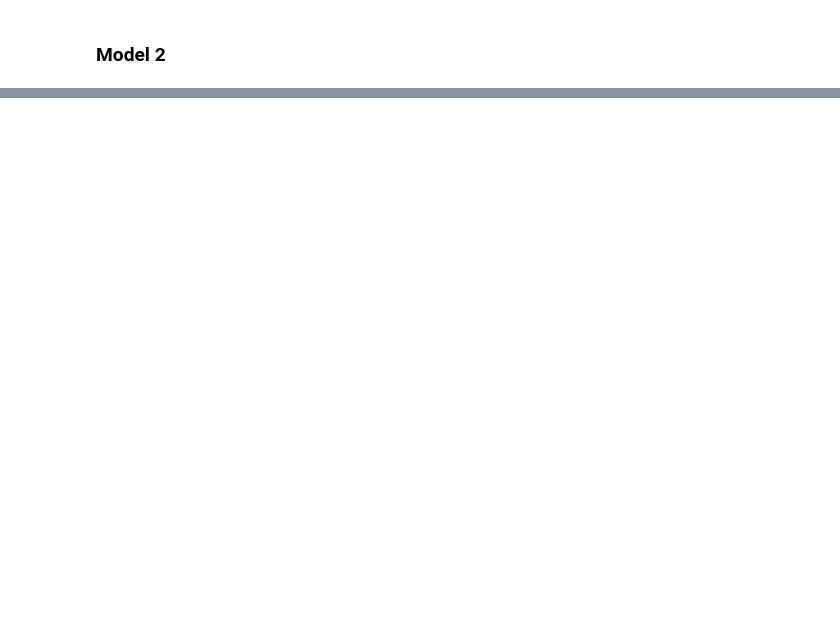
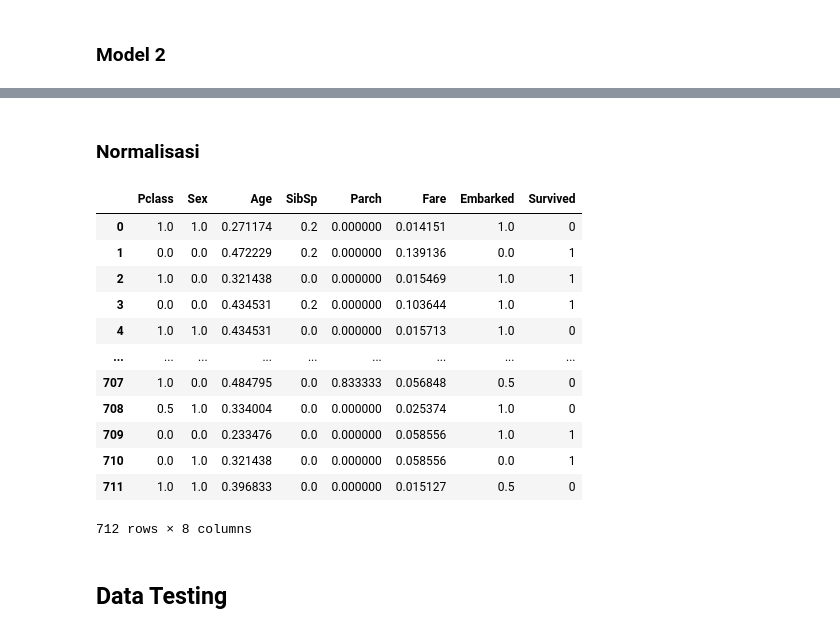
Before and after one commit to WawanWidiantara/Single-Layer-Perceptron, a Jupyter notebook: Single-Layer-Perceptron/experiment/iqbal-slp.ipynb, the cells around one changed output, grey strips where cells are left out. Cells and saved outputs as stored; diff of their text form; code cells hidden in the pictures; blank space fills up the shorter version.

```diff
--- a/Single-Layer-Perceptron/experiment/iqbal-slp.ipynb
+++ b/Single-Layer-Perceptron/experiment/iqbal-slp.ipynb
@@ -525,0 +604,41 @@ Perceptron prediction [0 0 0 0 1 0 1 0 1 0 0 1 0 1 1 0 0 1 1 0 0 1 1 0 1 0 1 0 0
+# %% [markdown]
+### Normalisasi
+# %%
+feature = x_train.copy()
+label = y_train.copy()
+label = label.reshape(-1,1)
+passengerId = train.iloc[:, 0].values.reshape(-1,1)
+col = train.columns.values.tolist()
+col.pop(1)
+col.append("Survived")
+
+mnmx = MinMaxScaler()
+feature = mnmx.fit_transform(feature)
+
+data = np.concatenate((passengerId, feature), axis=1)
+dataLabel = np.concatenate((data, label), axis=1)
+normalize_data_train = pd.DataFrame(dataLabel, columns=col)
+
+normalize_data_train.drop('PassengerId', axis=1, inplace=True)
+normalize_data_train = normalize_data_train.astype({"Survived": "int64"})
+
+X_train_normalized = normalize_data_train.iloc[:, :-1].values
+y_train_normalized = normalize_data_train.iloc[:, -1].values
+
+normalize_data_train
+# %% [output]
+|  | Pclass | Sex | Age | SibSp | Parch | Fare | Embarked | Survived |
+| 0 | 1.0 | 1.0 | 0.271174 | 0.2 | 0.000000 | 0.014151 | 1.0 | 0 |
+| 1 | 0.0 | 0.0 | 0.472229 | 0.2 | 0.000000 | 0.139136 | 0.0 | 1 |
+| 2 | 1.0 | 0.0 | 0.321438 | 0.0 | 0.000000 | 0.015469 | 1.0 | 1 |
+| 3 | 0.0 | 0.0 | 0.434531 | 0.2 | 0.000000 | 0.103644 | 1.0 | 1 |
+| 4 | 1.0 | 1.0 | 0.434531 | 0.0 | 0.000000 | 0.015713 | 1.0 | 0 |
+| ... | ... | ... | ... | ... | ... | ... | ... | ... |
+| 707 | 1.0 | 0.0 | 0.484795 | 0.0 | 0.833333 | 0.056848 | 0.5 | 0 |
+| 708 | 0.5 | 1.0 | 0.334004 | 0.0 | 0.000000 | 0.025374 | 1.0 | 0 |
+| 709 | 0.0 | 0.0 | 0.233476 | 0.0 | 0.000000 | 0.058556 | 1.0 | 1 |
+| 710 | 0.0 | 1.0 | 0.321438 | 0.0 | 0.000000 | 0.058556 | 0.0 | 1 |
+| 711 | 1.0 | 1.0 | 0.396833 | 0.0 | 0.000000 | 0.015127 | 0.5 | 0 |
+712 rows × 8 columns
+# %% [markdown]
+## Data Testing
```
Also changed, not shown: parts of 32 cells of this notebook.
